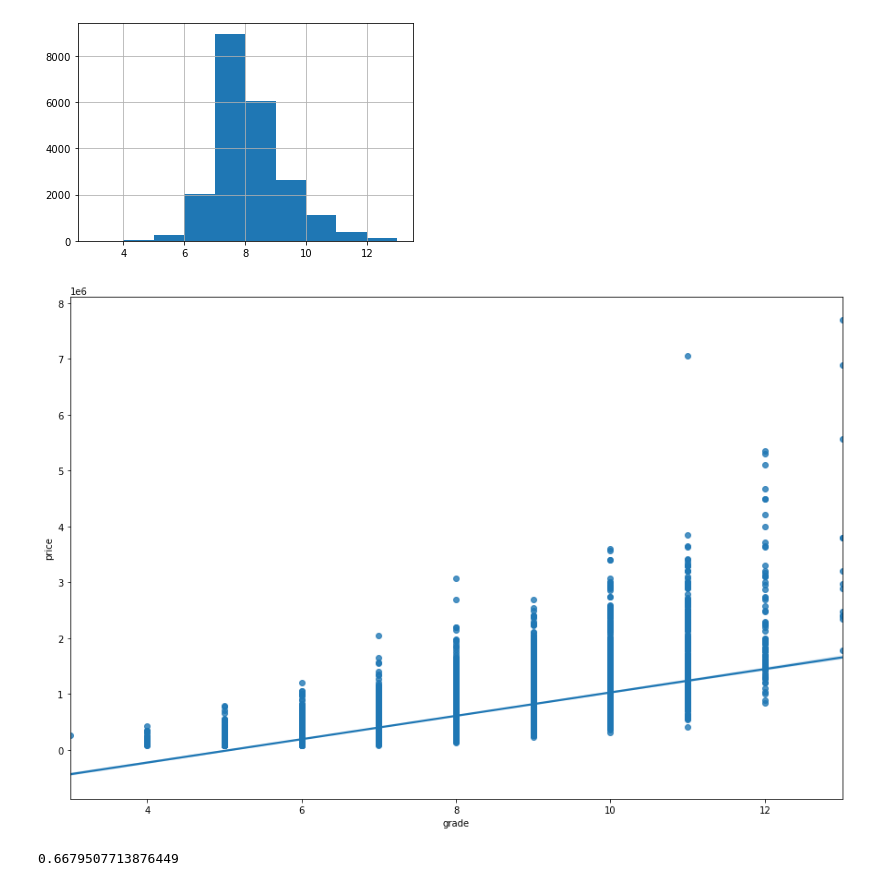
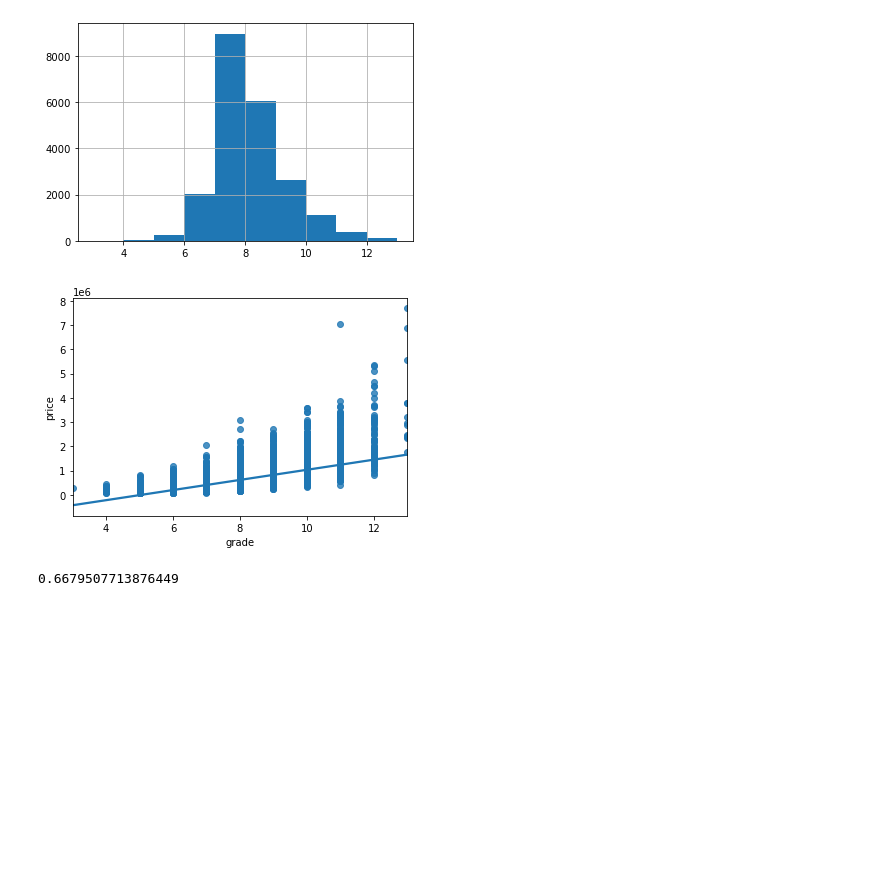
Before and after one commit to letruong711/Seattle-Area-Housing-Analysis, a Jupyter notebook: Starting Analysis.ipynb, the cells around one changed output. Cells and saved outputs as stored; diff of their text form; code cells hidden in the pictures; blank space fills up the shorter version.

```diff
--- a/Starting Analysis.ipynb
+++ b/Starting Analysis.ipynb
@@ -376,7 +403,6 @@ price['grade'].hist();
 # %% [output]
 [figure]
 # %%
-plt.figure(figsize=(15,10))
 sns.regplot(x="grade", y="price", data=price);
 # %% [output]
-[figure, old version]
+[figure, new version]
```
Also changed, not shown: parts of 18 cells of this notebook.
